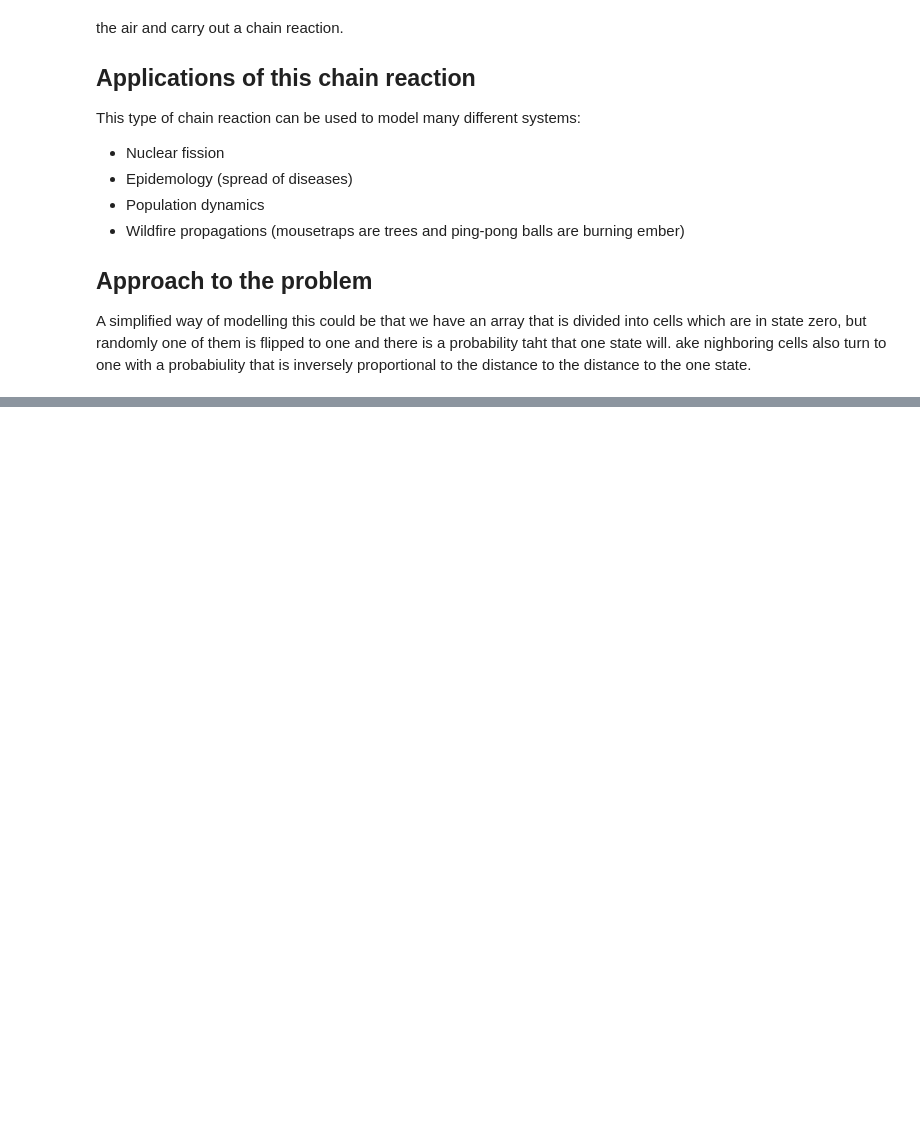
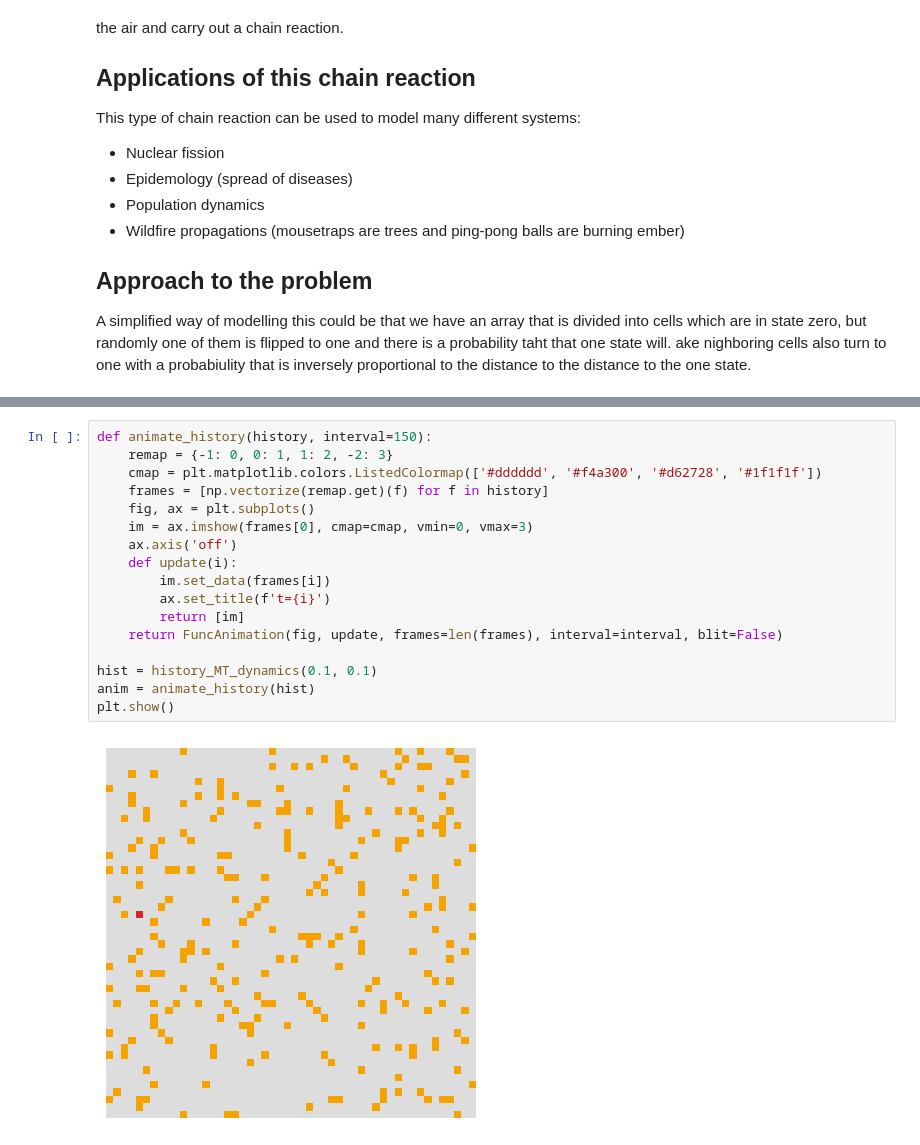
Before and after one commit to IgnacioMPineda/IPT-problem---Mousetrap-Dynamics, a Jupyter notebook: Notebook 0 - Theory and Applications. Approach to the problem.ipynb, the cells around one changed output, grey strips where cells are left out. Cells and saved outputs as stored; diff of their text form; blank space fills up the shorter version.

```diff
--- a/Notebook 0 - Theory and Applications. Approach to the problem.ipynb
+++ b/Notebook 0 - Theory and Applications. Approach to the problem.ipynb
@@ -67,0 +150,19 @@ print(simulate_ca(0.1, 0.1))
+# %%
+def animate_history(history, interval=150):
+    remap = {-1: 0, 0: 1, 1: 2, -2: 3}
+    cmap = plt.matplotlib.colors.ListedColormap(['#dddddd', '#f4a300', '#d62728', '#1f1f1f'])
+    frames = [np.vectorize(remap.get)(f) for f in history]
+    fig, ax = plt.subplots()
+    im = ax.imshow(frames[0], cmap=cmap, vmin=0, vmax=3)
+    ax.axis('off')
+    def update(i):
+        im.set_data(frames[i])
+        ax.set_title(f't={i}')
+        return [im]
+    return FuncAnimation(fig, update, frames=len(frames), interval=interval, blit=False)
+
+hist = history_MT_dynamics(0.1, 0.1)
+anim = animate_history(hist)
+plt.show()
+# %% [output]
+[figure, added]
```
Also changed, not shown: parts of 6 cells of this notebook.
